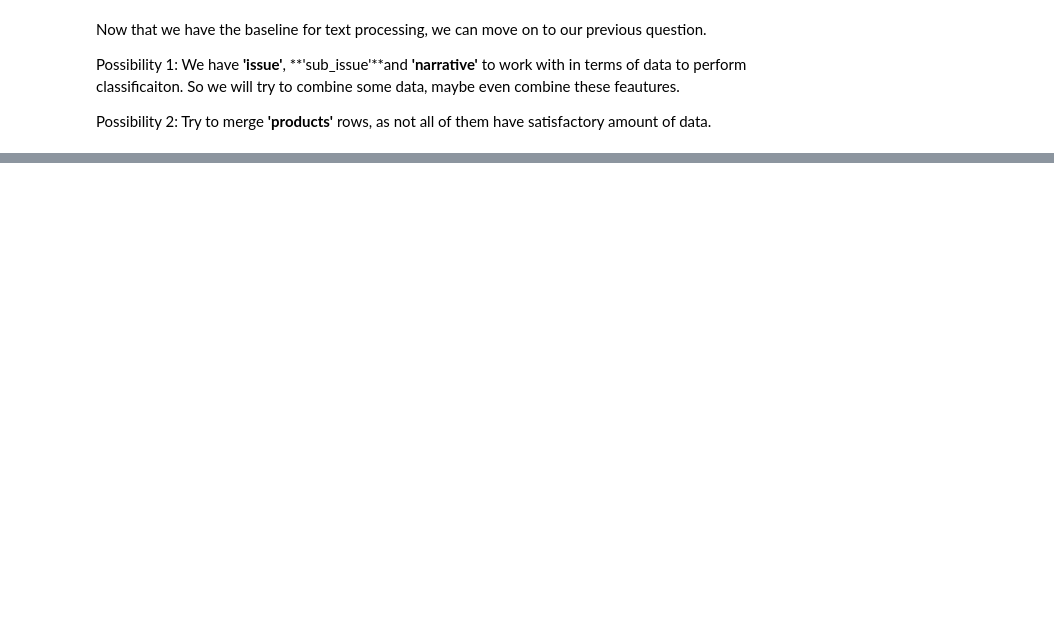
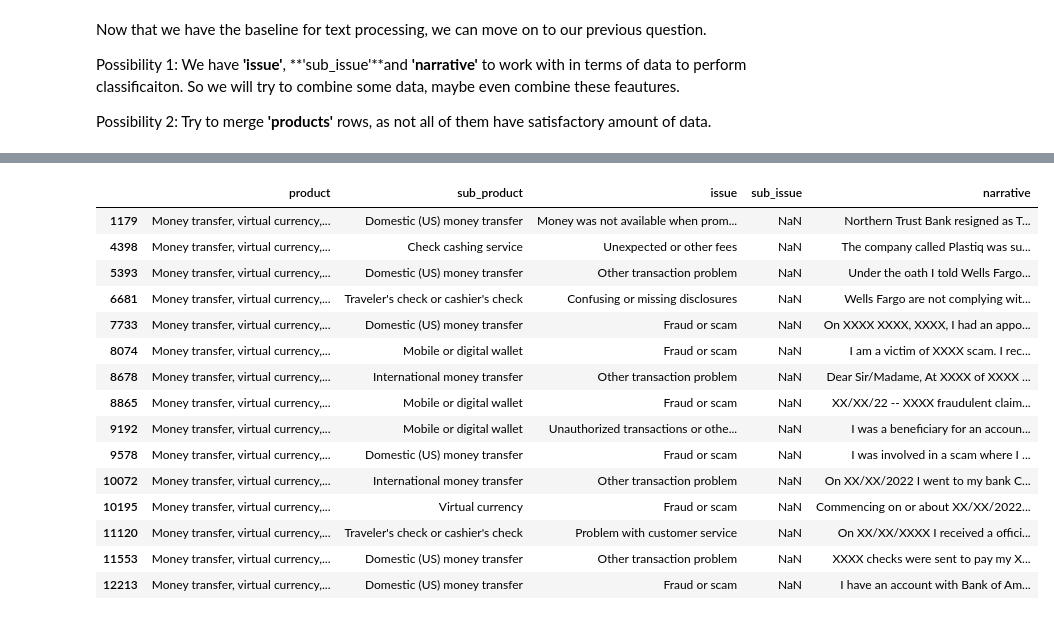
Before and after one commit to tuba-ahmed/complaint-analysis, a Jupyter notebook: code/app/02_Data_Exploration_Anshul_Shandilya.ipynb, the cells around one changed output, grey strips where cells are left out. Saved outputs shown, nothing was run; the diff lists cells and outputs as text; code cells hidden in the pictures; blank space fills up the shorter version.

```diff
--- a/code/app/02_Data_Exploration_Anshul_Shandilya.ipynb
+++ b/code/app/02_Data_Exploration_Anshul_Shandilya.ipynb
@@ -383,0 +439,20 @@ Possibility 2: Try to merge **'products'** rows, as not all of them have satisfa
+# %%
+# Get the head of the dataframe where product is 'Money transfers, virtual currency, or money service'
+new_df[new_df['product'] == 'Money transfer, virtual currency, or money service'].head(15)
+# %% [output]
+|  | product | sub_product | issue | sub_issue | narrative |
+| 1179 | Money transfer, virtual currency,... | Domestic (US) money transfer | Money was not available when prom... | NaN | Northern Trust Bank resigned as T... |
+| 4398 | Money transfer, virtual currency,... | Check cashing service | Unexpected or other fees | NaN | The company called Plastiq was su... |
+| 5393 | Money transfer, virtual currency,... | Domestic (US) money transfer | Other transaction problem | NaN | Under the oath I told Wells Fargo... |
+| 6681 | Money transfer, virtual currency,... | Traveler's check or cashier's check | Confusing or missing disclosures | NaN | Wells Fargo are not complying wit... |
+| 7733 | Money transfer, virtual currency,... | Domestic (US) money transfer | Fraud or scam | NaN | On XXXX XXXX, XXXX, I had an appo... |
+| 8074 | Money transfer, virtual currency,... | Mobile or digital wallet | Fraud or scam | NaN | I am a victim of XXXX scam. I rec... |
+| 8678 | Money transfer, virtual currency,... | International money transfer | Other transaction problem | NaN | Dear Sir/Madame, At XXXX of XXXX ... |
+| 8865 | Money transfer, virtual currency,... | Mobile or digital wallet | Fraud or scam | NaN | XX/XX/22 -- XXXX fraudulent claim... |
+| 9192 | Money transfer, virtual currency,... | Mobile or digital wallet | Unauthorized transactions or othe... | NaN | I was a beneficiary for an accoun... |
+| 9578 | Money transfer, virtual currency,... | Domestic (US) money transfer | Fraud or scam | NaN | I was involved in a scam where I ... |
+| 10072 | Money transfer, virtual currency,... | International money transfer | Other transaction problem | NaN | On XX/XX/2022 I went to my bank C... |
+| 10195 | Money transfer, virtual currency,... | Virtual currency | Fraud or scam | NaN | Commencing on or about XX/XX/2022... |
+| 11120 | Money transfer, virtual currency,... | Traveler's check or cashier's check | Problem with customer service | NaN | On XX/XX/XXXX I received a offici... |
+| 11553 | Money transfer, virtual currency,... | Domestic (US) money transfer | Other transaction problem | NaN | XXXX checks were sent to pay my X... |
+| 12213 | Money transfer, virtual currency,... | Domestic (US) money transfer | Fraud or scam | NaN | I have an account with Bank of Am... |
```
Also changed, not shown: parts of 14 cells of this notebook.
